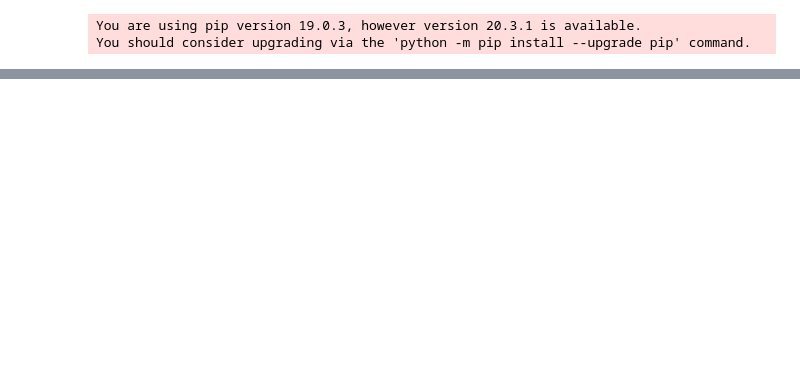
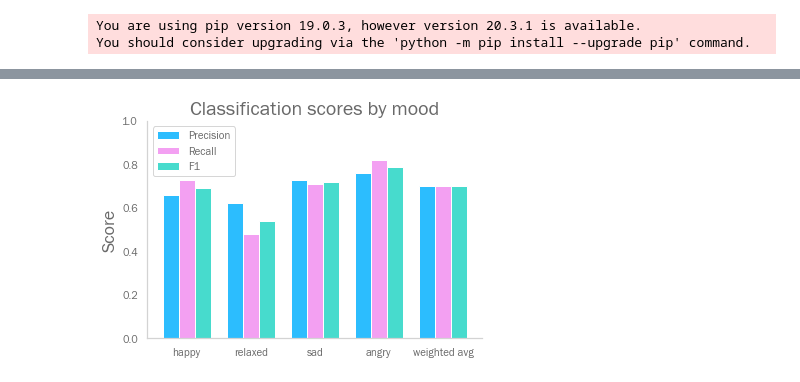
Before and after one commit to Adarshvader/ORIE_4741_Project, a Jupyter notebook: bert/bert validation graphs.ipynb, the cells around one changed output, grey strips where cells are left out. Drawn from its saved outputs; the diff is of its cells as text; code cells hidden in the pictures; blank space fills up the shorter version.

```diff
--- a/bert/bert validation graphs.ipynb
+++ b/bert/bert validation graphs.ipynb
@@ -96,0 +128,39 @@ savefig('bert_validation_accuracy.png', bbox_inches='tight')
+# %%
+# fig = plt.figure()
+# plt.xticks([1,2,3,4],["happy","relaxed","sad","angry"])
+
+moods=[0,1,2,3,4]
+
+width = 0.25  # the width of the bars
+
+fig, ax = plt.subplots()
+happy=[.66,.73,.69]
+relaxed=[.62,.48,.54]
+sad=[.73,.71,.72]
+angry=[.76,.82,.79]
+
+ms=np.arange(len(moods))
+ms1 = [x - width for x in ms]
+ms2 = [x + width for x in ms]
+
+
+rects1 = ax.bar(ms1, precisions, width, label='Precision')
+rects2 = ax.bar(ms, recalls, width, label='Recall')
+rects1 = ax.bar(ms2, f1s, width, label='F1')
+
+ax.set_ylabel('Score')
+ax.set_title('Classification scores by mood')
+ax.set_xticks(moods)
+ax.set_xticklabels(["happy","relaxed","sad","angry","weighted avg"])
+ax.set_ylim(0,1)
+ax.legend()
+
+# plt.title("Classification Measures")
+# plt.xlabel("moods")
+# plt.ylabel("Score")
+# plt.legend(["precision","recall","F1"])
+# plt.show()
+plt.show()
+fig.savefig('precision_recall_f1.png', bbox_inches='tight')
+# %% [output]
+[figure, added]
```
Also changed, not shown: parts of 8 cells of this notebook, 1 other file.
